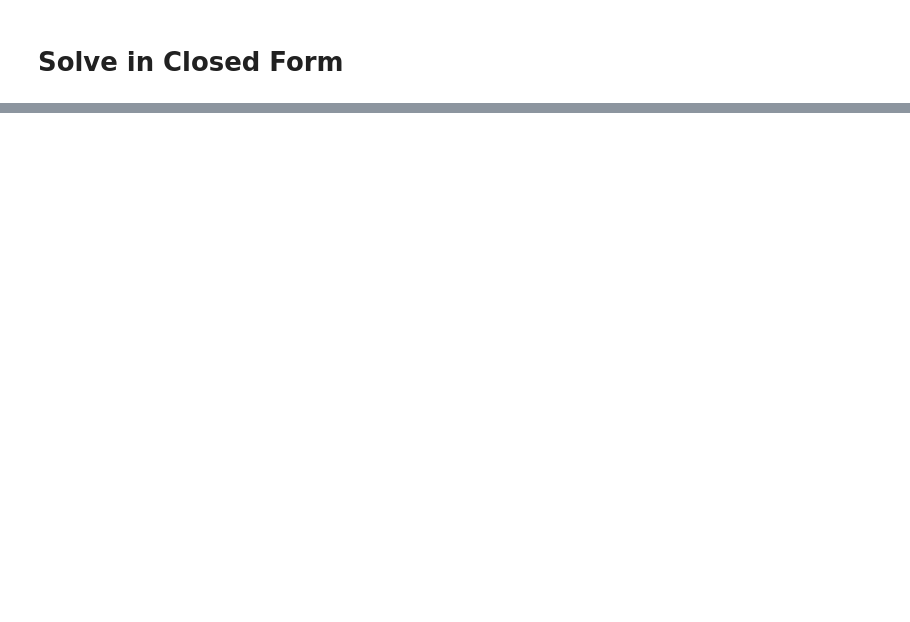
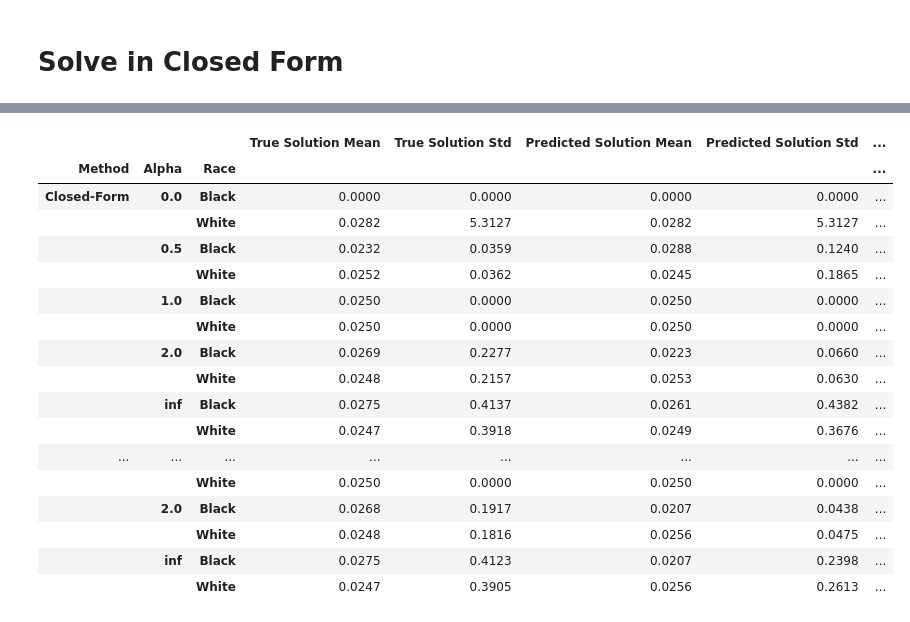
Before and after one commit to DennisWang2488/Fairness-Decision-Focused-Loss, a Jupyter notebook: The Paper/eda.ipynb, the cells around one changed output, grey strips where cells are left out. Saved outputs shown, nothing was run; the diff lists cells and outputs as text; code cells hidden in the pictures; blank space fills up the shorter version.

```diff
--- a/The Paper/eda.ipynb
+++ b/The Paper/eda.ipynb
@@ -715,0 +1013,21 @@ def solveClosed(r, g, d):
+# %%
+bias_analysis_df.groupby(['Method', 'Alpha','Race']).mean(numeric_only=True).round(4)
+# %% [output]
+|  |  |  | True Solution Mean | True Solution Std | Predicted Solution Mean | Predicted Solution Std | ... |
+| Method | Alpha | Race |  |  |  |  | ... |
+| Closed-Form | 0.0 | Black | 0.0000 | 0.0000 | 0.0000 | 0.0000 | ... |
+|  |  | White | 0.0282 | 5.3127 | 0.0282 | 5.3127 | ... |
+|  | 0.5 | Black | 0.0232 | 0.0359 | 0.0288 | 0.1240 | ... |
+|  |  | White | 0.0252 | 0.0362 | 0.0245 | 0.1865 | ... |
+|  | 1.0 | Black | 0.0250 | 0.0000 | 0.0250 | 0.0000 | ... |
+|  |  | White | 0.0250 | 0.0000 | 0.0250 | 0.0000 | ... |
+|  | 2.0 | Black | 0.0269 | 0.2277 | 0.0223 | 0.0660 | ... |
+|  |  | White | 0.0248 | 0.2157 | 0.0253 | 0.0630 | ... |
+|  | inf | Black | 0.0275 | 0.4137 | 0.0261 | 0.4382 | ... |
+|  |  | White | 0.0247 | 0.3918 | 0.0249 | 0.3676 | ... |
+| ... | ... | ... | ... | ... | ... | ... | ... |
+|  |  | White | 0.0250 | 0.0000 | 0.0250 | 0.0000 | ... |
+|  | 2.0 | Black | 0.0268 | 0.1917 | 0.0207 | 0.0438 | ... |
+|  |  | White | 0.0248 | 0.1816 | 0.0256 | 0.0475 | ... |
+|  | inf | Black | 0.0275 | 0.4123 | 0.0207 | 0.2398 | ... |
+|  |  | White | 0.0247 | 0.3905 | 0.0256 | 0.2613 | ... |
```
Also changed, not shown: parts of 19 cells of this notebook, 9 other files.
